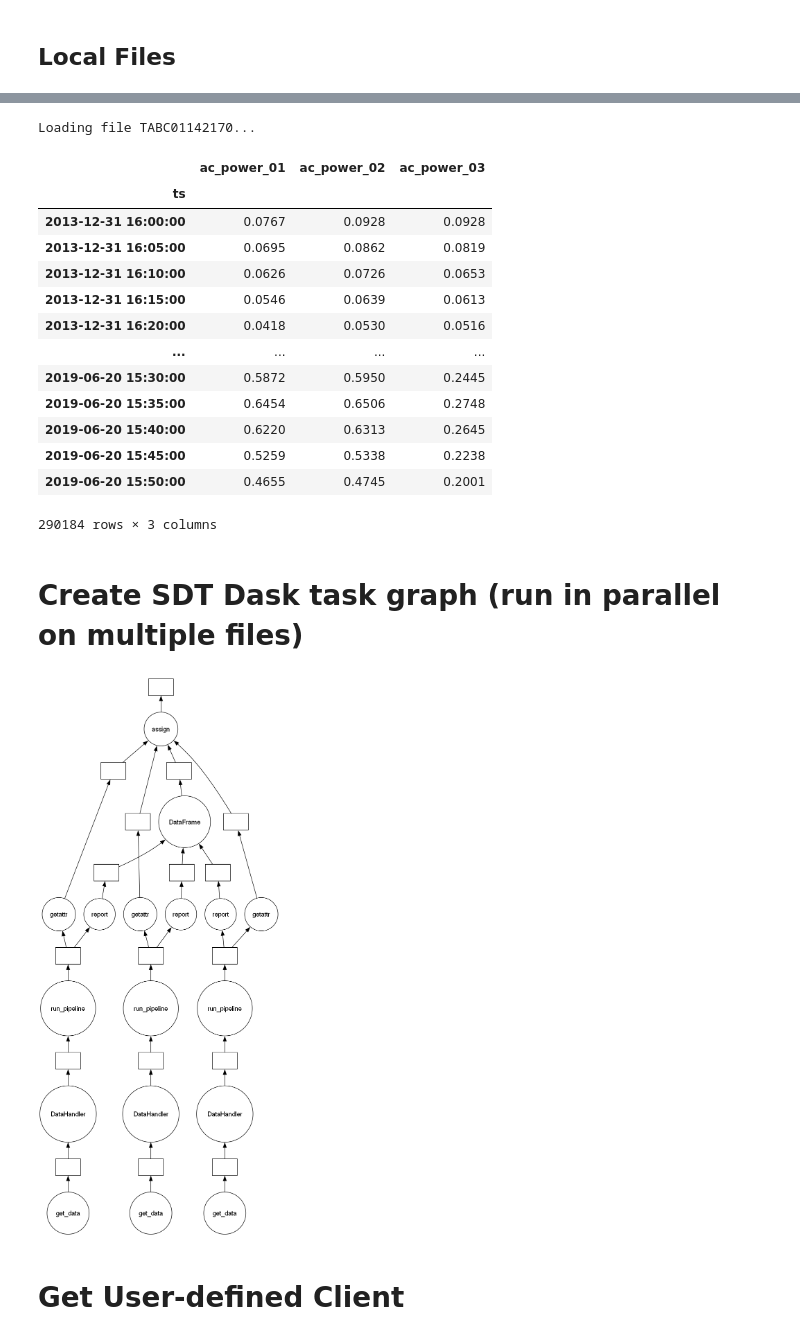
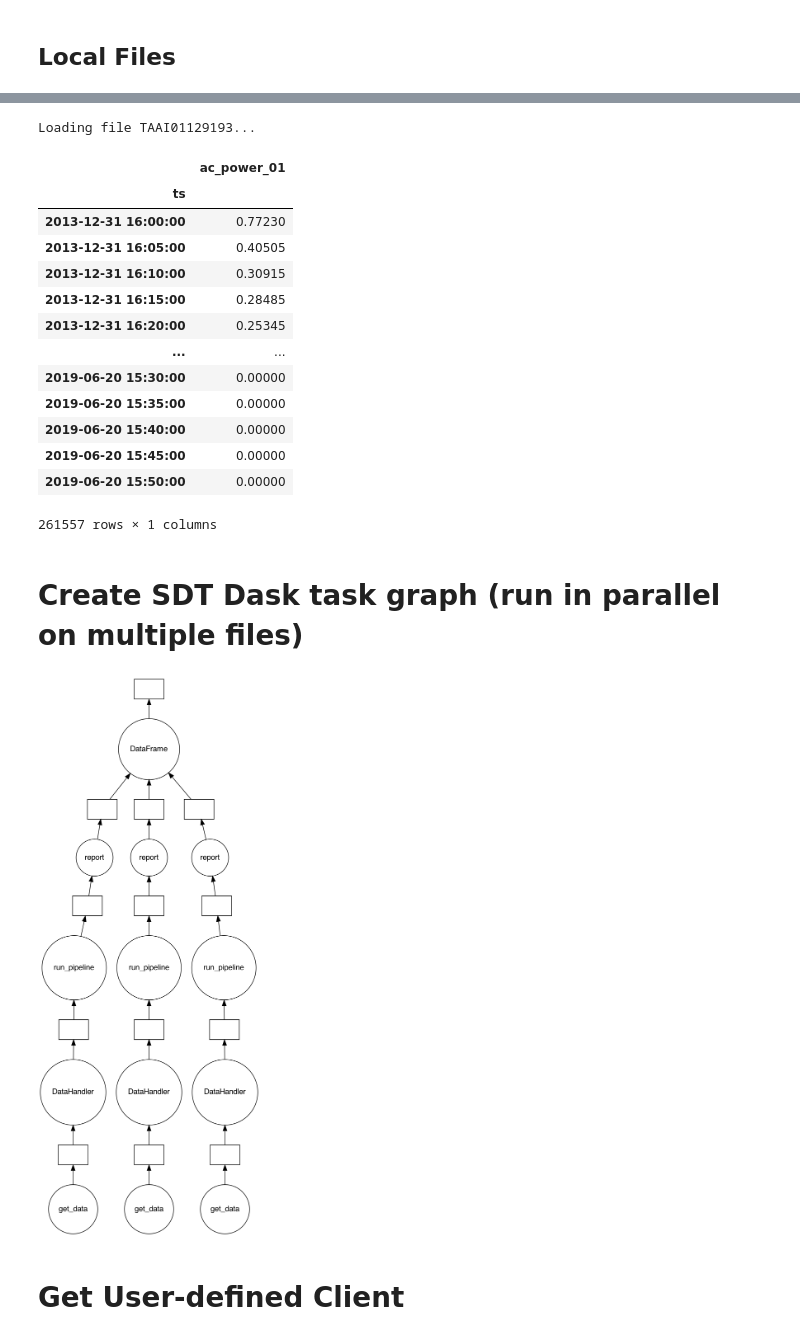
Before and after one commit to slacgismo/solar-data-tools, a Jupyter notebook: sdt_dask/examples/tool_demo_local_csv.ipynb, the cells around one changed output, grey strips where cells are left out. Cells and saved outputs as stored; diff of their text form; code cells hidden in the pictures.

```diff
--- a/sdt_dask/examples/tool_demo_local_csv.ipynb
+++ b/sdt_dask/examples/tool_demo_local_csv.ipynb
@@ -40,58 +37,50 @@ KEYS
 # %%
-data_plug.get_data((KEYS[1],))
+data_plug.get_data(KEYS[1])
 # %% [output]
-Loading file TABC01142170...
+Loading file TAAI01129193...
-|  | ac_power_01 | ac_power_02 | ac_power_03 |
-| ts |  |  |  |
-| 2013-12-31 16:00:00 | 0.0767 | 0.0928 | 0.0928 |
-| 2013-12-31 16:05:00 | 0.0695 | 0.0862 | 0.0819 |
-| 2013-12-31 16:10:00 | 0.0626 | 0.0726 | 0.0653 |
-| 2013-12-31 16:15:00 | 0.0546 | 0.0639 | 0.0613 |
-| 2013-12-31 16:20:00 | 0.0418 | 0.0530 | 0.0516 |
-| ... | ... | ... | ... |
-| 2019-06-20 15:30:00 | 0.5872 | 0.5950 | 0.2445 |
-| 2019-06-20 15:35:00 | 0.6454 | 0.6506 | 0.2748 |
-| 2019-06-20 15:40:00 | 0.6220 | 0.6313 | 0.2645 |
-| 2019-06-20 15:45:00 | 0.5259 | 0.5338 | 0.2238 |
-| 2019-06-20 15:50:00 | 0.4655 | 0.4745 | 0.2001 |
+|  | ac_power_01 |
+| ts |  |
+| 2013-12-31 16:00:00 | 0.77230 |
+| 2013-12-31 16:05:00 | 0.40505 |
+| 2013-12-31 16:10:00 | 0.30915 |
+| 2013-12-31 16:15:00 | 0.28485 |
+| 2013-12-31 16:20:00 | 0.25345 |
+| ... | ... |
+| 2019-06-20 15:30:00 | 0.00000 |
+| 2019-06-20 15:35:00 | 0.00000 |
+| 2019-06-20 15:40:00 | 0.00000 |
+| 2019-06-20 15:45:00 | 0.00000 |
+| 2019-06-20 15:50:00 | 0.00000 |
-290184 rows × 3 columns
+261557 rows × 1 columns
 # %% [markdown]
 # Create SDT Dask task graph (run in parallel on multiple files)
 # %%
 # Define the pipeline run for as single dataset
 def run_pipeline(datahandler, solver, solver_convex, verbose=False):
     # Need to call this separately to have it run correctly in task graph
     # since it doesn't return anything
     datahandler.run_pipeline(solver=solver, solver_convex=solver_convex, verbose=verbose)
     return datahandler
 
 
 # Call above functions in a for loop over the keys
 # and collect results in a DataFrame
 reports = []
-runtimes = []
 
 for key in KEYS:
 
-    df = delayed(data_plug.get_data)((key,))
+    df = delayed(data_plug.get_data)(key)
     dh = delayed(DataHandler)(df)
     dh_run = delayed(run_pipeline)(dh, solver="OSQP", solver_convex="OSQP", verbose=True)
     report = dh_run.report
-    runtime = dh_run.total_time
-
     report = delayed(report)(return_values=True, verbose=False)
-    runtime = delayed(runtime)
-
     reports.append(report)
-    runtimes.append(runtime)
-
 
 df_reports = delayed(pd.DataFrame)(reports)
-df_reports = delayed(df_reports.assign)(runtime=runtimes, keys=KEYS)
 
 # Visualizing the graph
 df_reports.visualize()
 # %% [output]
-[figure, old version]
+[figure, new version]
 # %% [markdown]
 # Get User-defined Client
```
Also changed, not shown: parts of 14 cells of this notebook, 27 other files.
